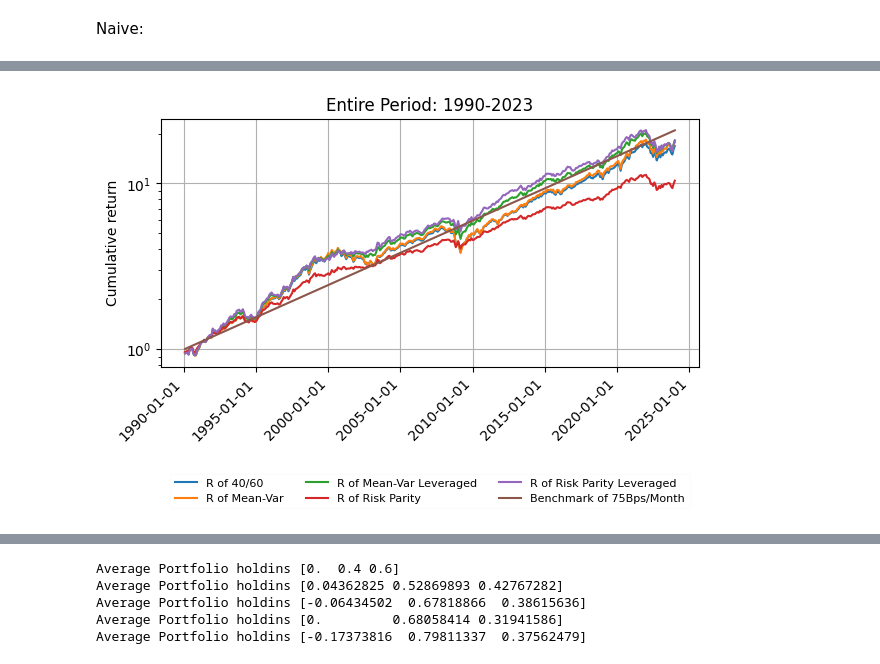
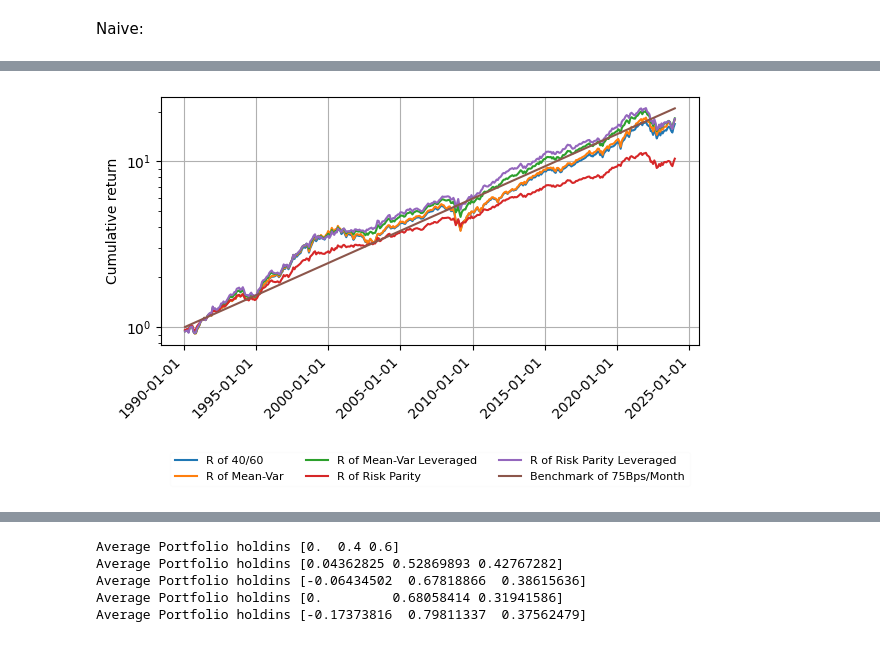
Before and after one commit to andreas-eklundh/Asset_allocation, a Jupyter notebook: Task_1.ipynb, the cells around one changed output, grey strips where cells are left out. Saved outputs shown, nothing was run; the diff lists cells and outputs as text; code cells hidden in the pictures.

Commit message:
more figures and task 1

```diff
--- a/Task_1.ipynb
+++ b/Task_1.ipynb
@@ -318,28 +318,29 @@ metrics_naive
 # %%
 time = pd.date_range(data_naive["Date"][0],data_naive["Date"][len(data_naive["Date"]) -1 ], freq = 'ME')
 fig, ax = plt.subplots(layout='constrained')
 ax.plot(time,data_naive["R_40/60"], label="R of 40/60")
 ax.plot(time,data_naive["R_MV"], label="R of Mean-Var")
 ax.plot(time,data_naive["R_MVL"], label="R of Mean-Var Leveraged")
 ax.plot(time,data_naive["R_RP"], label="R of Risk Parity")
 ax.plot(time,data_naive["R_RPL"], label="R of Risk Parity Leveraged")
 ax.plot(time[0:], [(mu_target+1)**(t) for t in range(0,len(time))],
          label = "Benchmark of 75Bps/Month")
 
 ax.xaxis.set_major_locator(mdates.YearLocator(5))  # Set a tick at the start of every year
 ax.xaxis.set_major_formatter(mdates.DateFormatter('%Y-%m-%d'))
 
 plt.legend(framealpha=0.05,loc='center', bbox_to_anchor=(0.5, -0.5), ncol=3,prop={'size': 8})
 plt.tight_layout()
 
 plt.grid()
 plt.xticks(rotation=45, ha='right')
 plt.yscale('log')
 plt.ylabel("Cumulative return")
-plt.title("Entire Period: 1990-2023")
+# plt.title("Entire Period: 1990-2023")
+plt.savefig("Figures/BT_naive_full",bbox_inches='tight')
 plt.show()
 # %% [output]
-[figure, old version]
+[figure, new version]
 # %%
 # TODO: DECIDE HOW OFTEN TO REBALANCE (NOW EVERY THIRD MONTH)
 initial_fits = 3
```
Also changed, not shown: parts of 8 cells of this notebook, 6 other files.
